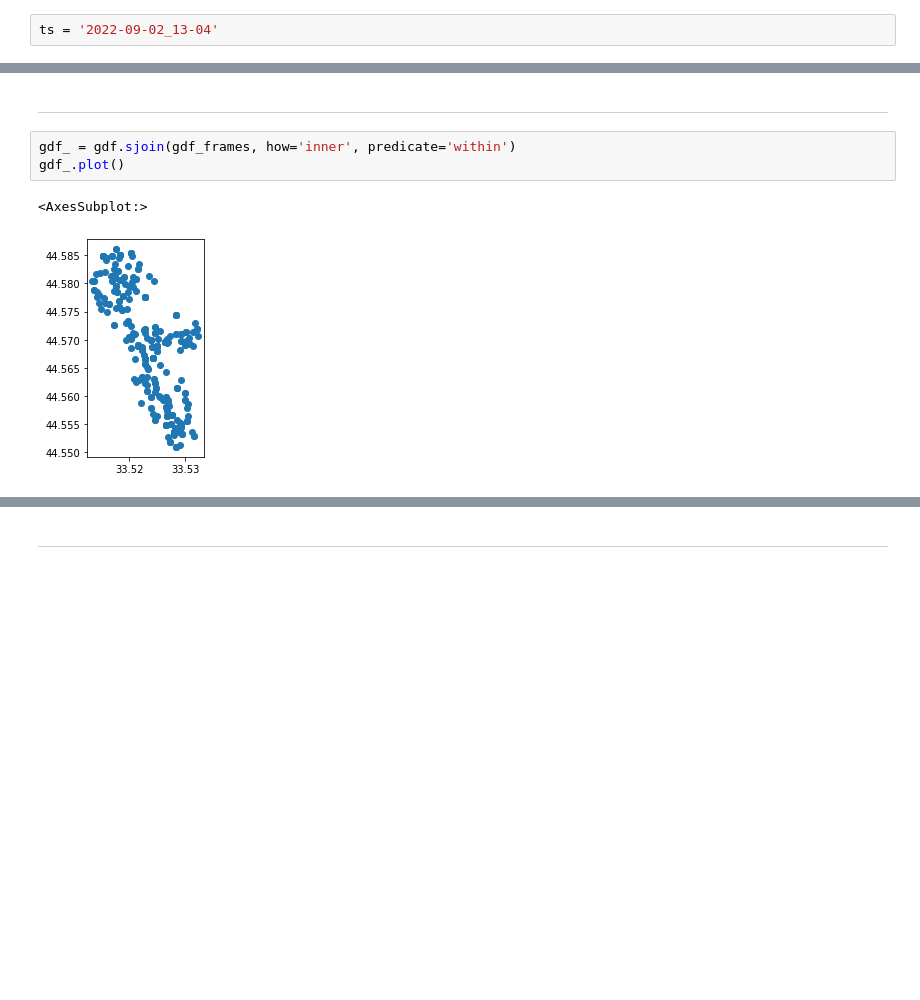
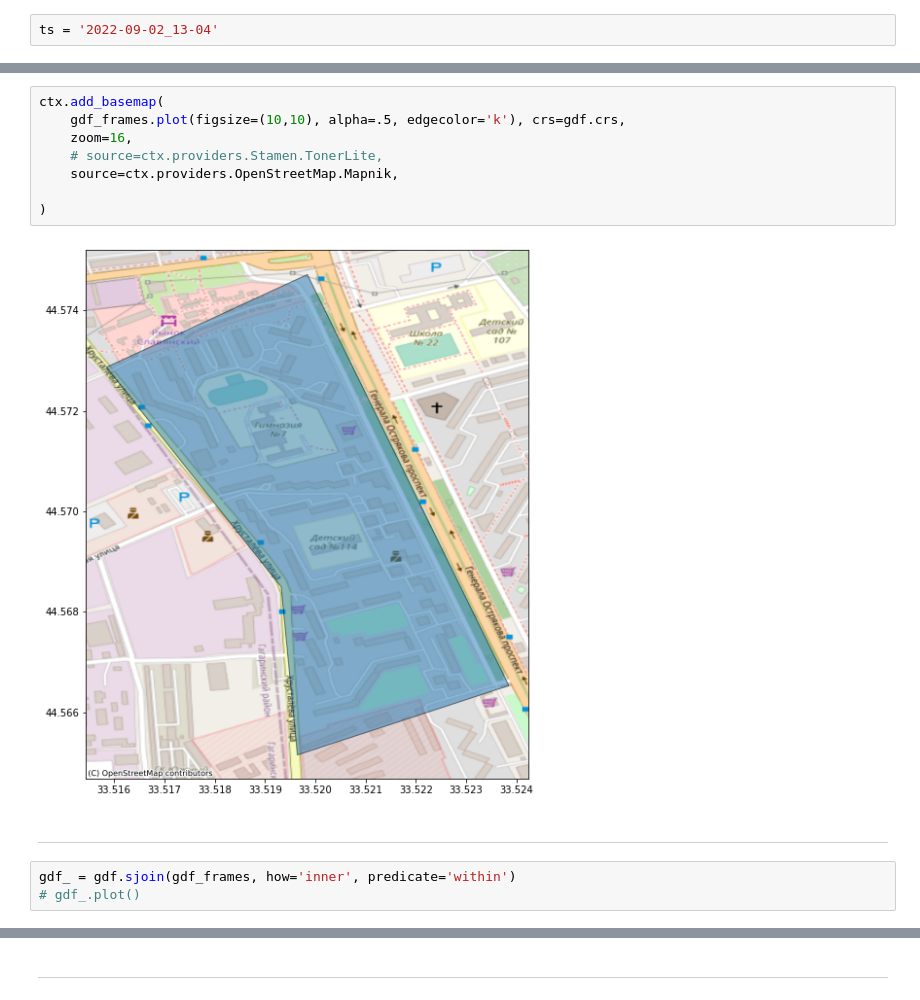
Before and after one commit to smechanoid/avito-parser, a Jupyter notebook: 03-analysis.ipynb, the cells around one changed output, grey strips where cells are left out. Cells and saved outputs as stored; diff of their text form; blank space fills up the shorter version.

```diff
--- a/03-analysis.ipynb
+++ b/03-analysis.ipynb
@@ -67,8 +81,15 @@ gdf_frames.plot()
+# %%
+ctx.add_basemap(
+    gdf_frames.plot(figsize=(10,10), alpha=.5, edgecolor='k'), crs=gdf.crs,
+    zoom=16,
+    # source=ctx.providers.Stamen.TonerLite,
+    source=ctx.providers.OpenStreetMap.Mapnik,
+
+)
+# %% [output]
+[figure, added]
 # %% [markdown]
 ---
 # %%
 gdf_ = gdf.sjoin(gdf_frames, how='inner', predicate='within')
-gdf_.plot()
+# gdf_.plot()
-# %% [output]
-<AxesSubplot:>
-[figure, removed]
```
Also changed, not shown: parts of 35 cells of this notebook.
